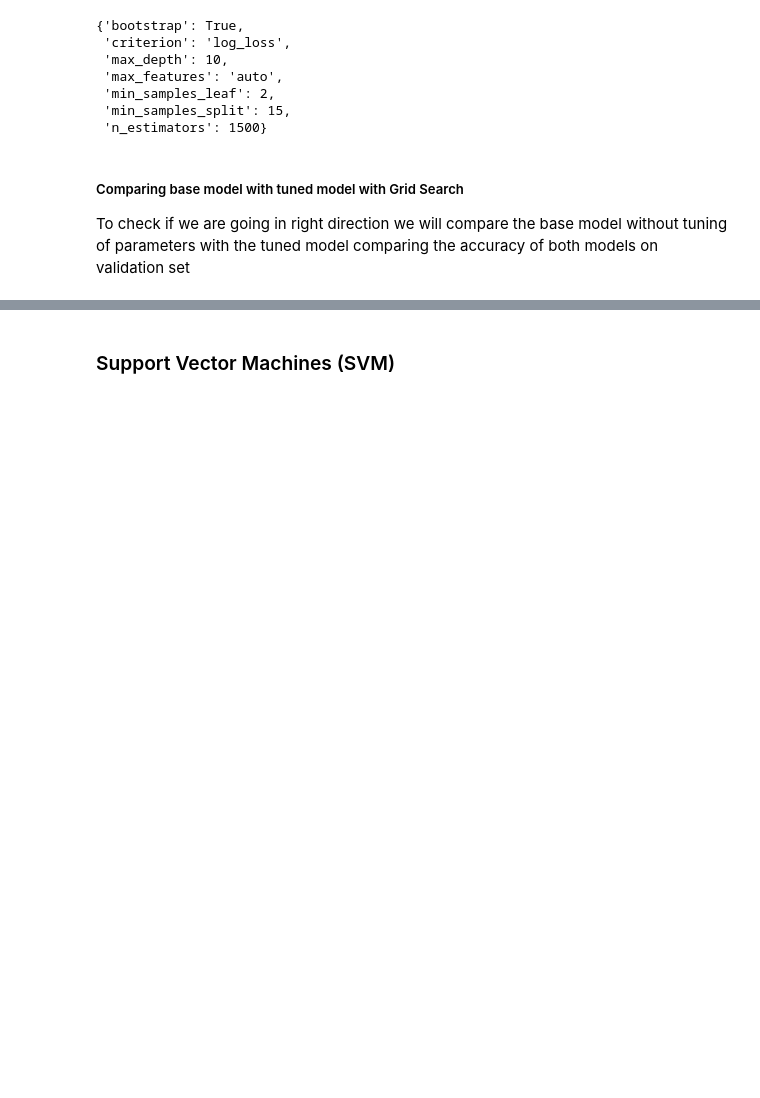
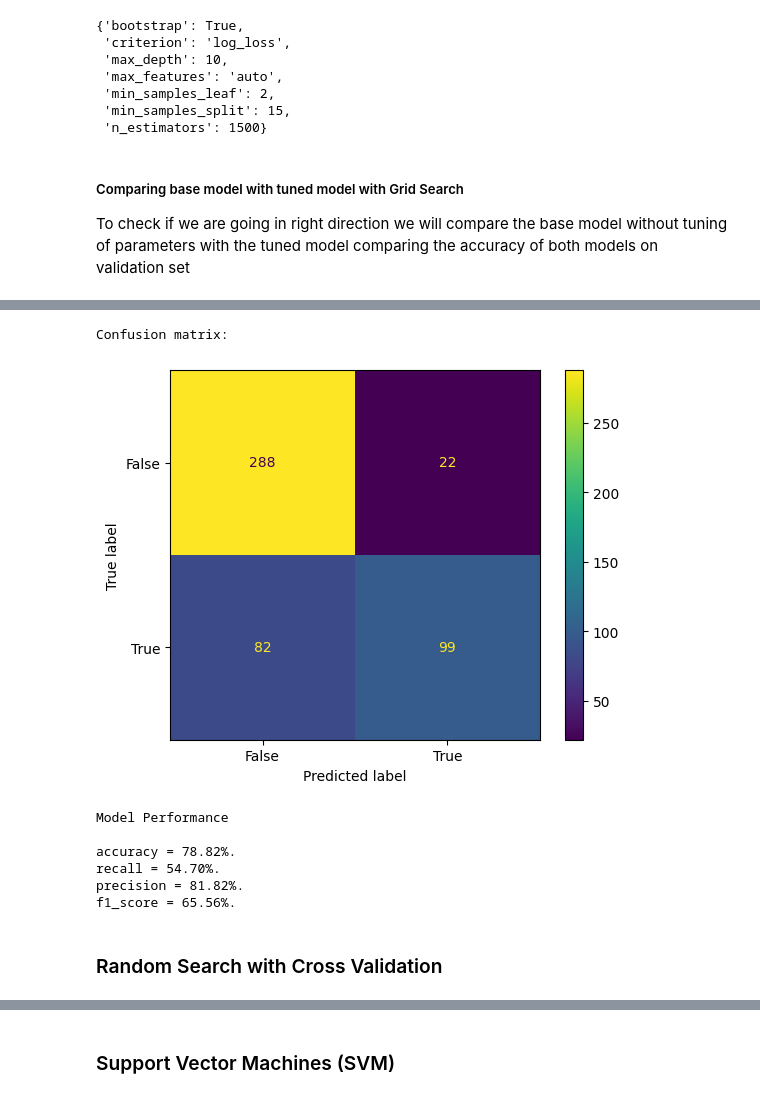
Before and after one commit to opon13/Drinking-water-potability-analysis-in-Python, a Jupyter notebook: Model-building phase.ipynb, the cells around one changed output, grey strips where cells are left out. Saved outputs shown, nothing was run; the diff lists cells and outputs as text; code cells hidden in the pictures; blank space fills up the shorter version.

```diff
--- a/Model-building phase.ipynb
+++ b/Model-building phase.ipynb
@@ -337,0 +337,17 @@ Improvement of 0.51%. tuned model with grid search respect tuned model with rand
+# %%
+# Training base model
+gb_base = GradientBoostingClassifier( random_state = random_seed)
+gb_base.fit(X_train100, y_train100)
+#Computing the base model accuracy
+gb_base_metrics= evaluate(gb_base, X_val100, y_val100,conf_matrix=True)
+# %% [output]
+Confusion matrix:
+[figure, added]
+Model Performance
+
+accuracy = 78.82%.
+recall = 54.70%.
+precision = 81.82%.
+f1_score = 65.56%.
+# %% [markdown]
+### Random Search with Cross Validation
```
Also changed, not shown: parts of 37 cells of this notebook.
